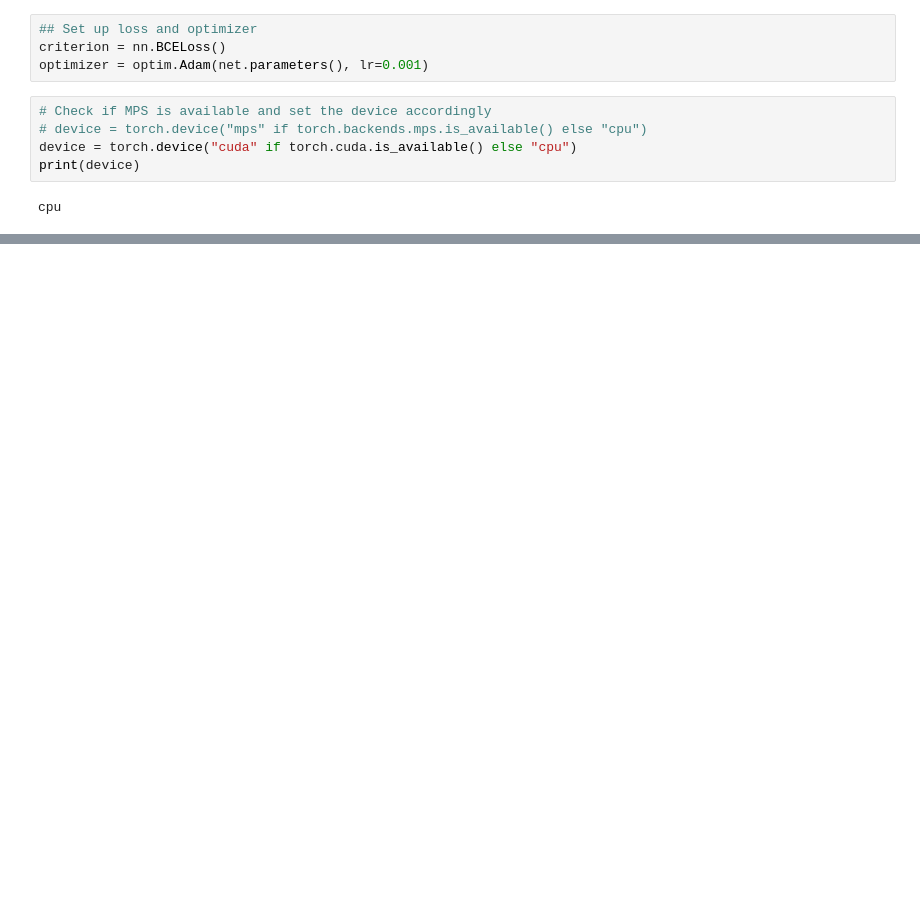
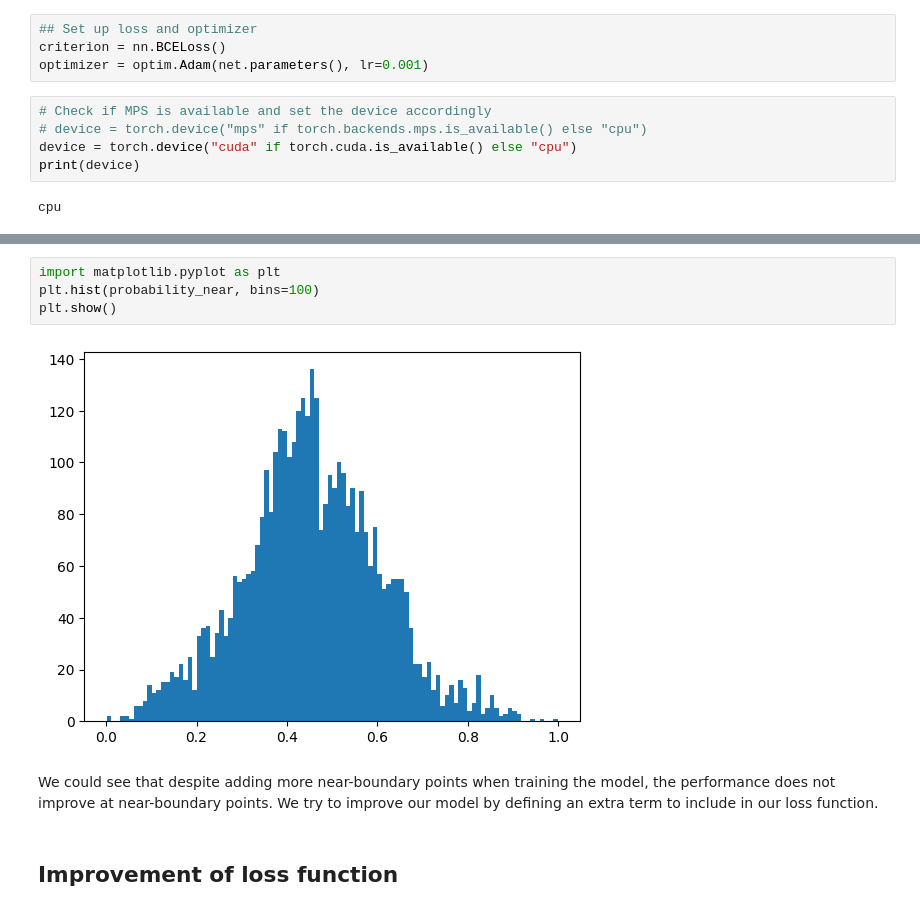
Before and after one commit to OliverChen0602/Estimate-Basin-Boundary, a Jupyter notebook: model_training.ipynb, the cells around one changed output, grey strips where cells are left out. Drawn from its saved outputs; the diff is of its cells as text; blank space fills up the shorter version.

```diff
--- a/model_training.ipynb
+++ b/model_training.ipynb
@@ -170,0 +219,10 @@ Accuracy: 0.5024999976158142
+# %%
+import matplotlib.pyplot as plt
+plt.hist(probability_near, bins=100)
+plt.show()
+# %% [output]
+[figure, added]
+# %% [markdown]
+We could see that despite adding more near-boundary points when training the model, the performance does not improve at near-boundary points. We try to improve our model by defining an extra term to include in our loss function.
+# %% [markdown]
+## Improvement of loss function
```
Also changed, not shown: parts of 22 cells of this notebook, 15 other files.
